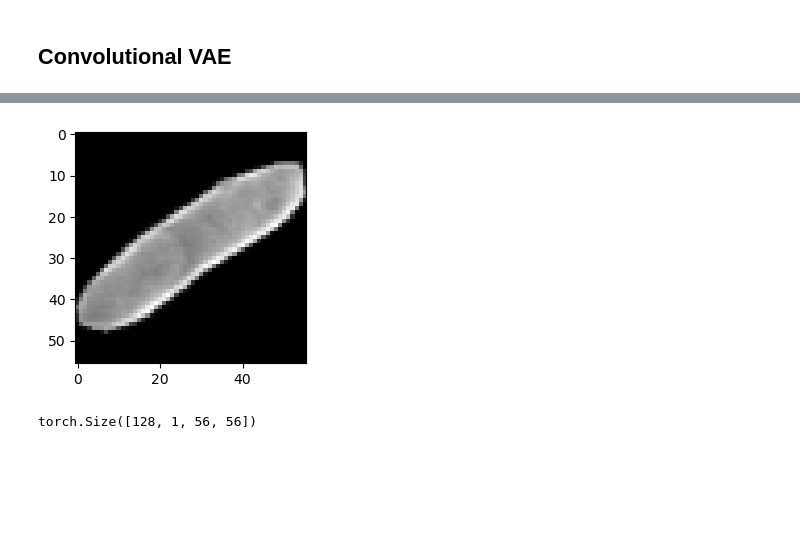
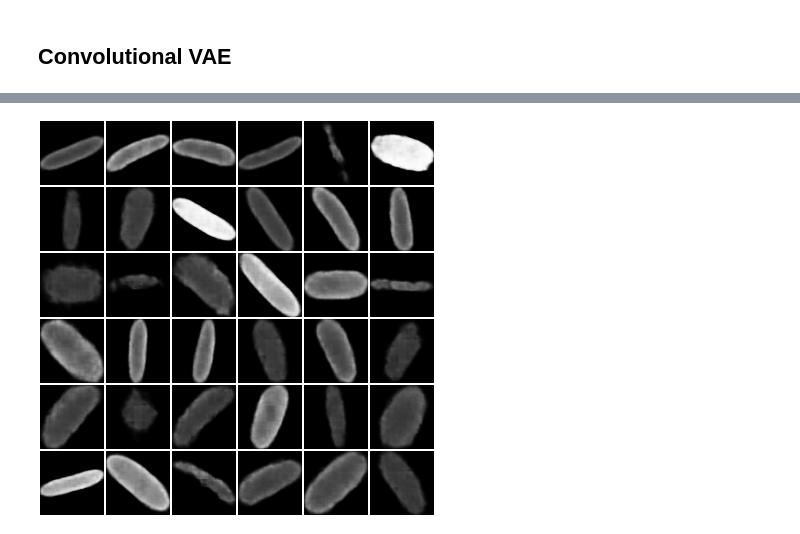
Before and after one commit to anghol/vae-cells, a Jupyter notebook: notebooks/vae_for_cells.ipynb, the cells around one changed output, grey strips where cells are left out. Saved outputs shown, nothing was run; the diff lists cells and outputs as text; code cells hidden in the pictures; blank space fills up the shorter version.

```diff
--- a/notebooks/vae_for_cells.ipynb
+++ b/notebooks/vae_for_cells.ipynb
@@ -268,6 +147,0 @@ ConvolutionalVAE(
-# %%
-train_features = next(iter(train_loader))
-image = train_features[0]
-utils.show_image(image)
-# %% [output]
-[figure, removed]
@@ -276,4 +147,0 @@ plt.imsave("orig.png", image.view(56, 56), cmap="gray")
-# %%
-decoded = conv_model_1(train_features.to(DEVICE))[-1]
-# %% [output]
-torch.Size([128, 1, 56, 56])
@@ -281,0 +148,6 @@ plt.imsave("decoded.png", decoded[0].cpu().detach().view(56, 56), cmap="gray")
+# %%
+# Create grid of generated samples and show it
+
+generated_images = hplt.show_grid_samples(conv_vae, 36, "generated_cells")
+# %% [output]
+[figure, added]
```
Also changed, not shown: parts of 43 cells of this notebook, 12 other files.
